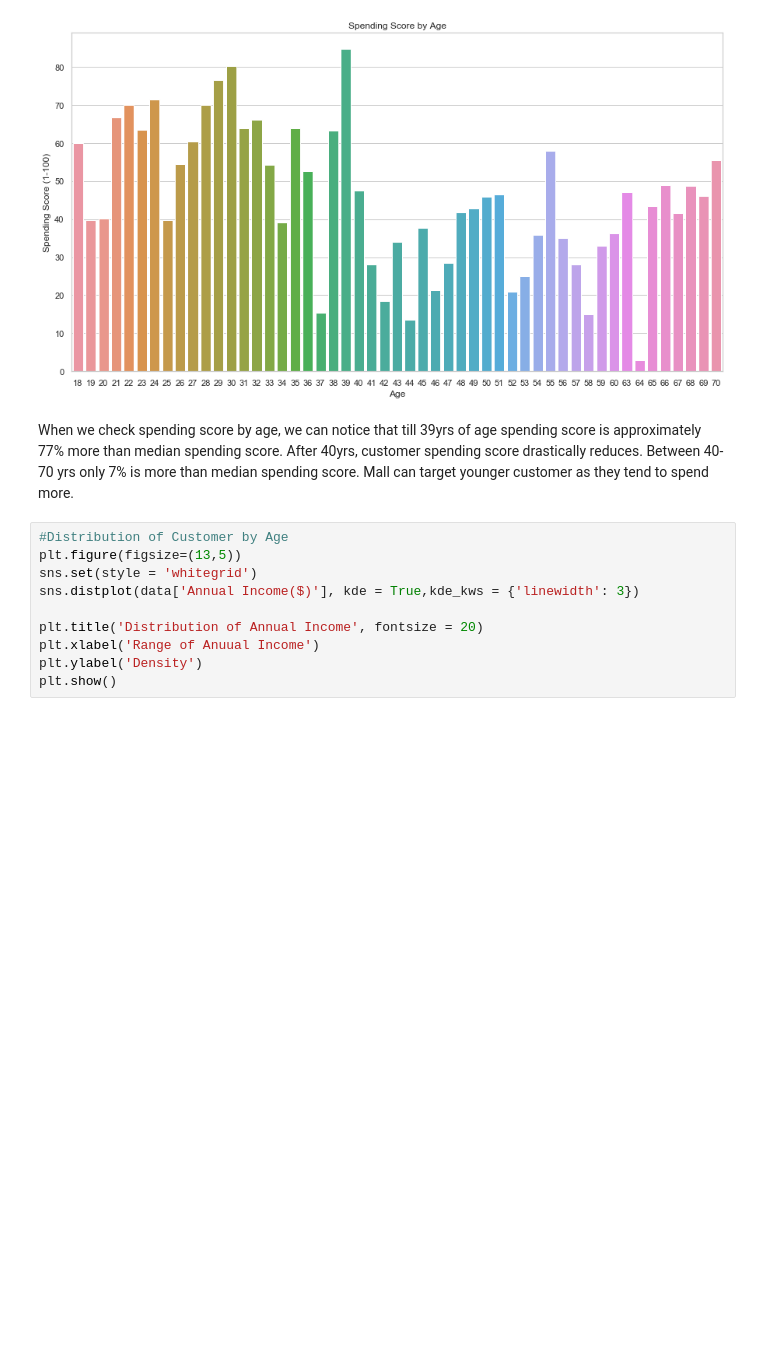
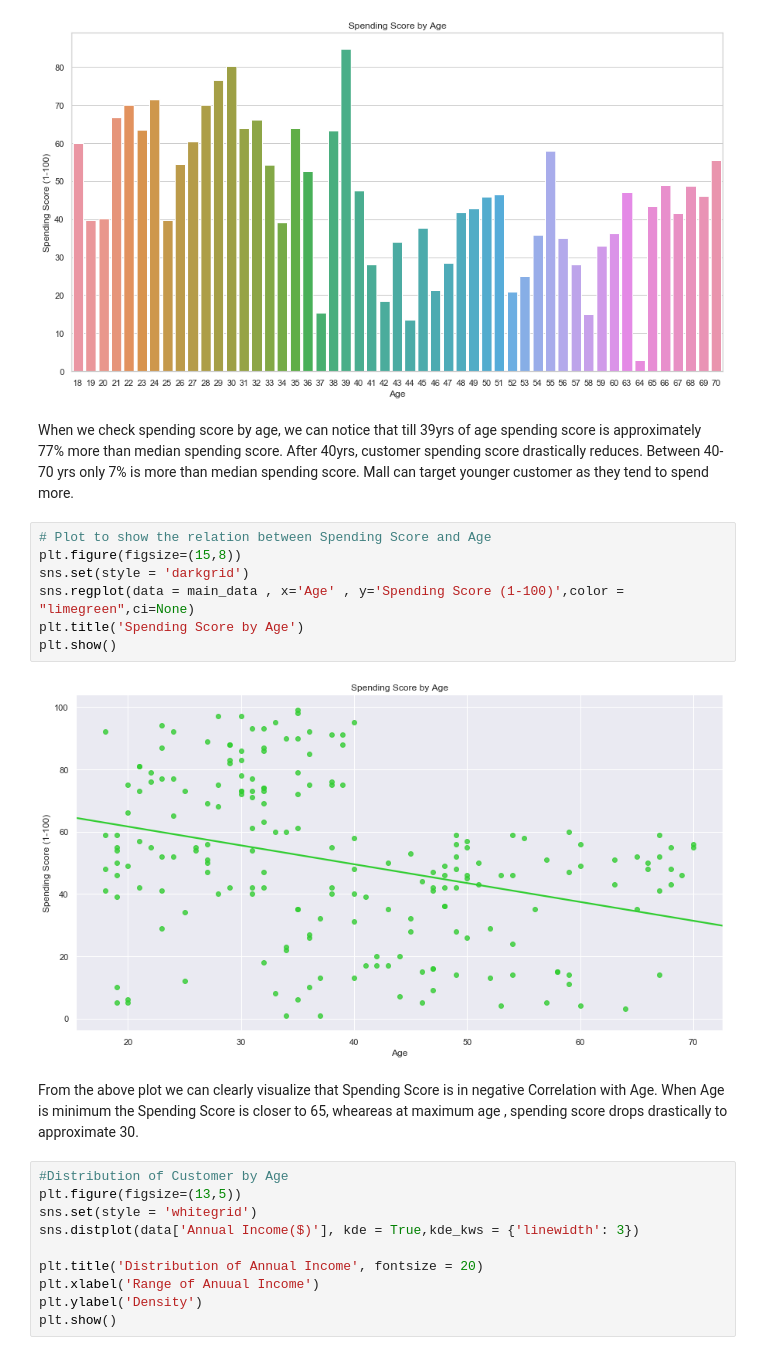
Before and after one commit to vanita-hub/Customer-Segmentation, a Jupyter notebook: CustomerSegmentation - K Means Clustering.ipynb, the cells around one changed output. Cells and saved outputs as stored; diff of their text form; blank space fills up the shorter version.

```diff
--- a/CustomerSegmentation - K Means Clustering.ipynb
+++ b/CustomerSegmentation - K Means Clustering.ipynb
@@ -224,6 +224,17 @@ plt.show()
 [figure]
 # %% [markdown]
 When we check spending score by age, we can notice that till 39yrs of age spending score is approximately 77% more than median spending score. After 40yrs, customer spending score drastically reduces. Between 40-70 yrs only 7% is more than median spending score. Mall can target younger customer as they tend to spend more.
+# %%
+# Plot to show the relation between Spending Score and Age
+plt.figure(figsize=(15,8))
+sns.set(style = 'darkgrid')
+sns.regplot(data = main_data , x='Age' , y='Spending Score (1-100)',color = "limegreen",ci=None)
+plt.title('Spending Score by Age')
+plt.show()
+# %% [output]
+[figure, added]
+# %% [markdown]
+From the above plot we can clearly visualize that Spending Score is in negative Correlation with Age. When Age is minimum the Spending Score is closer to 65, wheareas at maximum age , spending score drops drastically to approximate 30.
 # %%
 #Distribution of Customer by Age
 plt.figure(figsize=(13,5))
```
Also changed, not shown: parts of 8 cells of this notebook.
